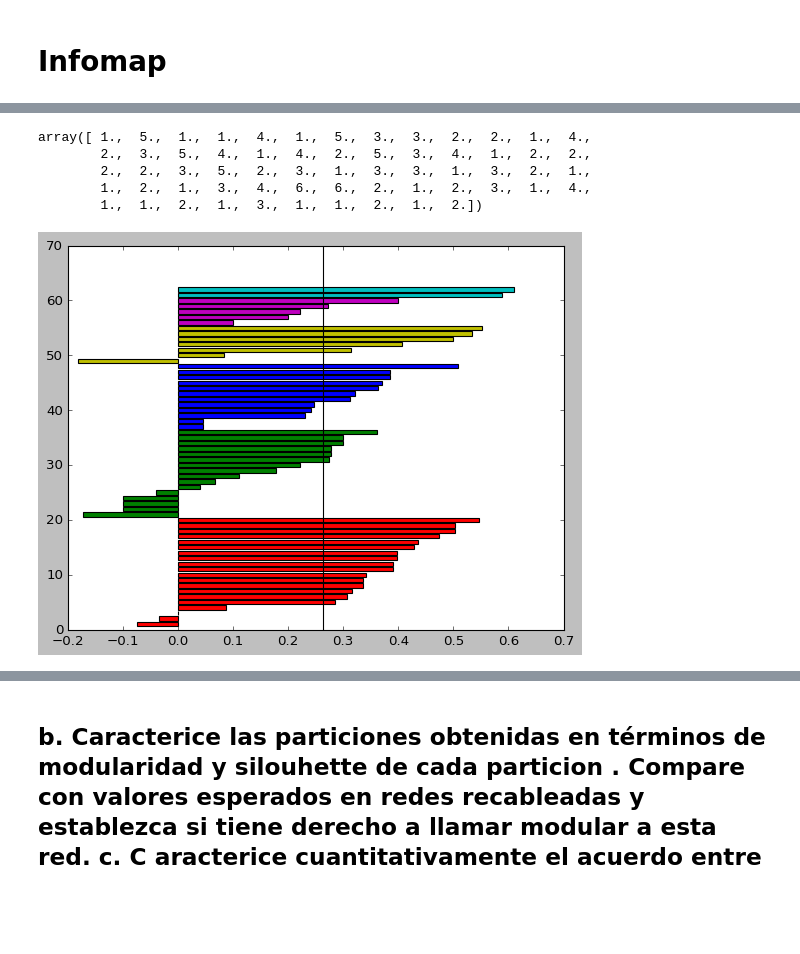
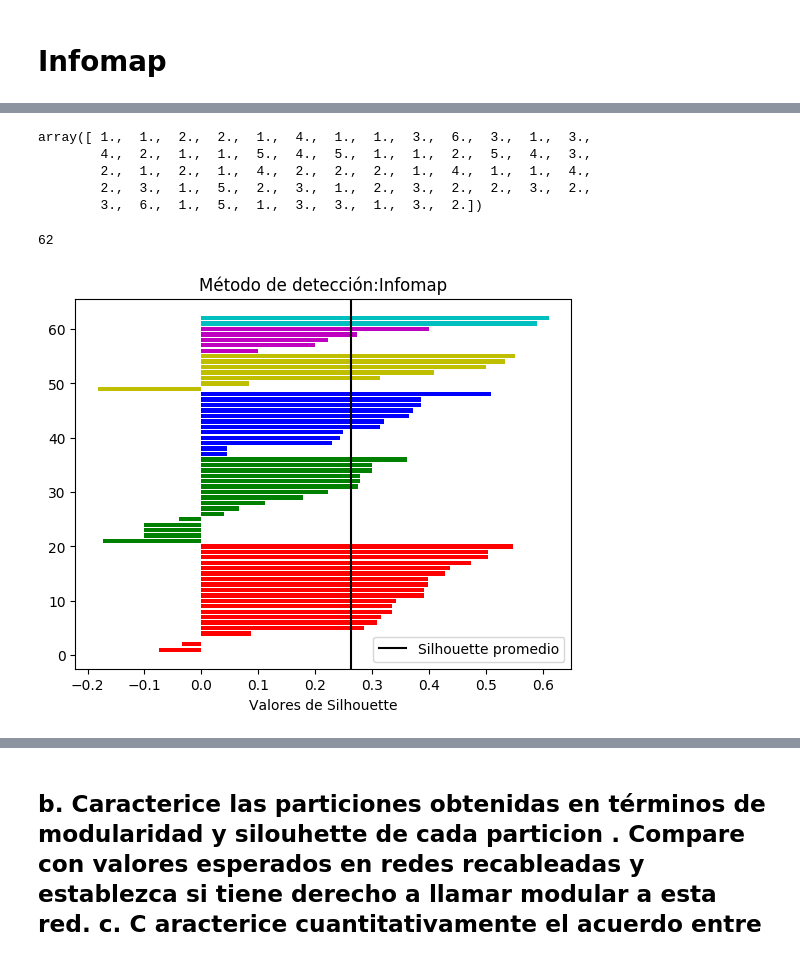
Before and after one commit to vms10/TPC3, a Jupyter notebook: tp3.ipynb, the cells around one changed output, grey strips where cells are left out. Cells and saved outputs as stored; diff of their text form; code cells hidden in the pictures; blank space fills up the shorter version.

```diff
--- a/tp3.ipynb
+++ b/tp3.ipynb
@@ -482,0 +511,5 @@ plt.show()
+# %%
+Silhouette_L_xcluster=[]
+for i in range(len(SilL)):
+    Silhouette_L_xcluster.append(sum(SilL[i])/len(SilL[i]))
+Silhouette_L_xcluster
@@ -563,0 +651,5 @@ plt.show()
+# %%
+Silhouette_FG_xcluster=[]
+for i in range(len(SilF)):
+    Silhouette_FG_xcluster.append(sum(SilF[i])/len(SilF[i]))
+Silhouette_FG_xcluster
@@ -628,11 +765,11 @@ RRuntimeError: Error in read.graph(file, "gml") : could not find function "read.
 # %%
 Z
 # %% [output]
-array([ 1.,  5.,  1.,  1.,  4.,  1.,  5.,  3.,  3.,  2.,  2.,  1.,  4.,
-        2.,  3.,  5.,  4.,  1.,  4.,  2.,  5.,  3.,  4.,  1.,  2.,  2.,
-        2.,  2.,  3.,  5.,  2.,  3.,  1.,  3.,  3.,  1.,  3.,  2.,  1.,
-        1.,  2.,  1.,  3.,  4.,  6.,  6.,  2.,  1.,  2.,  3.,  1.,  4.,
-        1.,  1.,  2.,  1.,  3.,  1.,  1.,  2.,  1.,  2.])
+array([ 1.,  1.,  2.,  2.,  1.,  4.,  1.,  1.,  3.,  6.,  3.,  1.,  3.,
+        4.,  2.,  1.,  1.,  5.,  4.,  5.,  1.,  1.,  2.,  5.,  4.,  3.,
+        2.,  1.,  2.,  1.,  4.,  2.,  2.,  2.,  1.,  4.,  1.,  1.,  4.,
+        2.,  3.,  1.,  5.,  2.,  3.,  1.,  2.,  3.,  2.,  2.,  3.,  2.,
+        3.,  6.,  1.,  5.,  1.,  3.,  3.,  1.,  3.,  2.])
 # %%
 ClusterNodo=[]
 m=0
@@ -659,21 +796,28 @@ for i in SilI:
         SCI.append(Color[b])
         SilouI.append(j)
     b+=1
+# %%
+len(SilouI)
+# %% [output]
+62
 # %%
 # Graficando siloutte Infomap
 plt.rcdefaults()
 fig, ax = plt.subplots()
 
 
 y_pos = np.arange(1,63)
 sil= SilouI
 ax.barh(y_pos, sil, align='center',
         color=SCI)
 
-plt.axvline(sum(sil)/len(sil),c="k")
+plt.axvline(sum(sil)/len(sil),c="k",label='Silhouette promedio')
+plt.legend()
+plt.xlabel("Valores de Silhouette")
+plt.title('Método de detección:Infomap')
 plt.show()
 # %% [output]
-[figure, old version]
+[figure, new version]
 # %%
 
 nx.draw(G,
```
Also changed, not shown: parts of 37 cells of this notebook.
